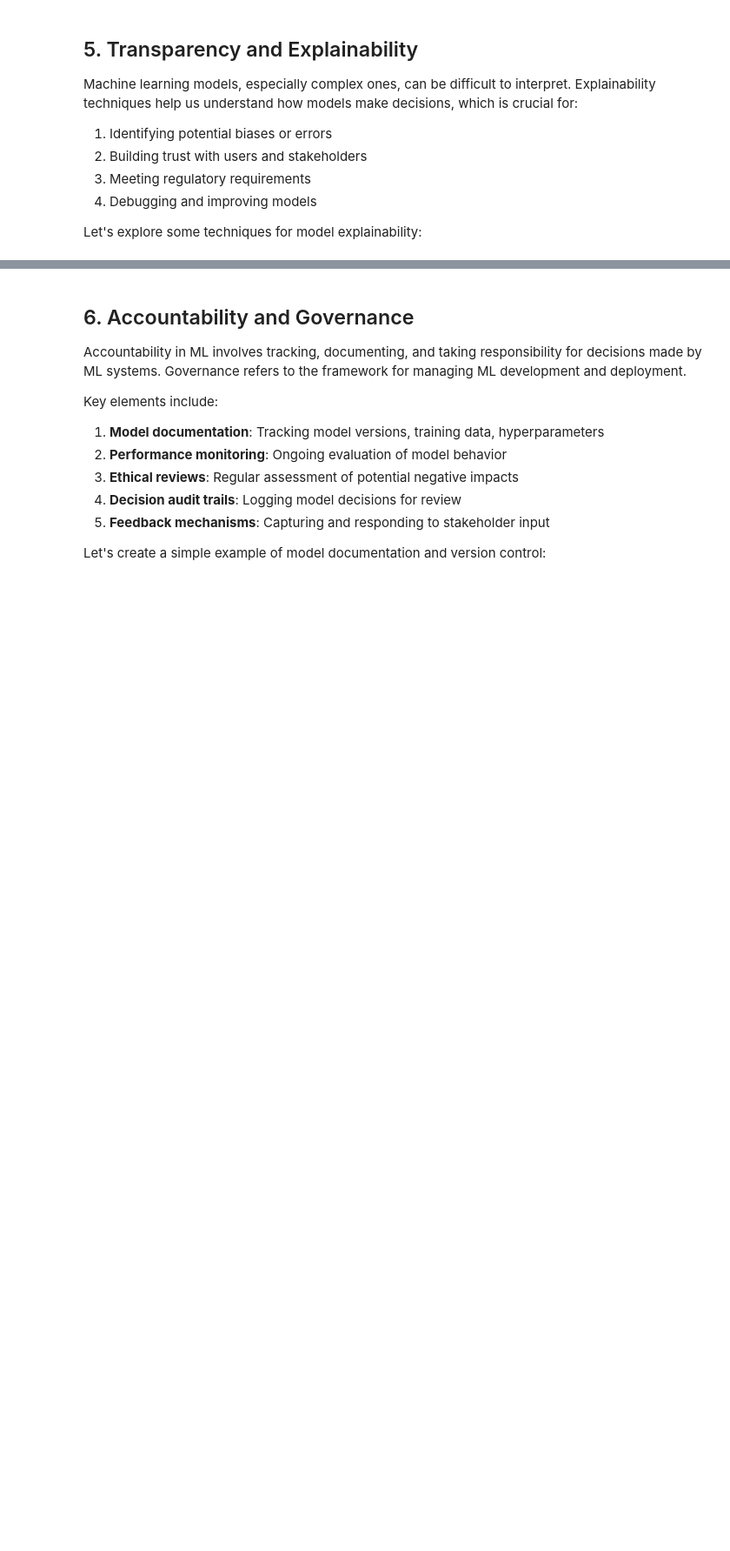
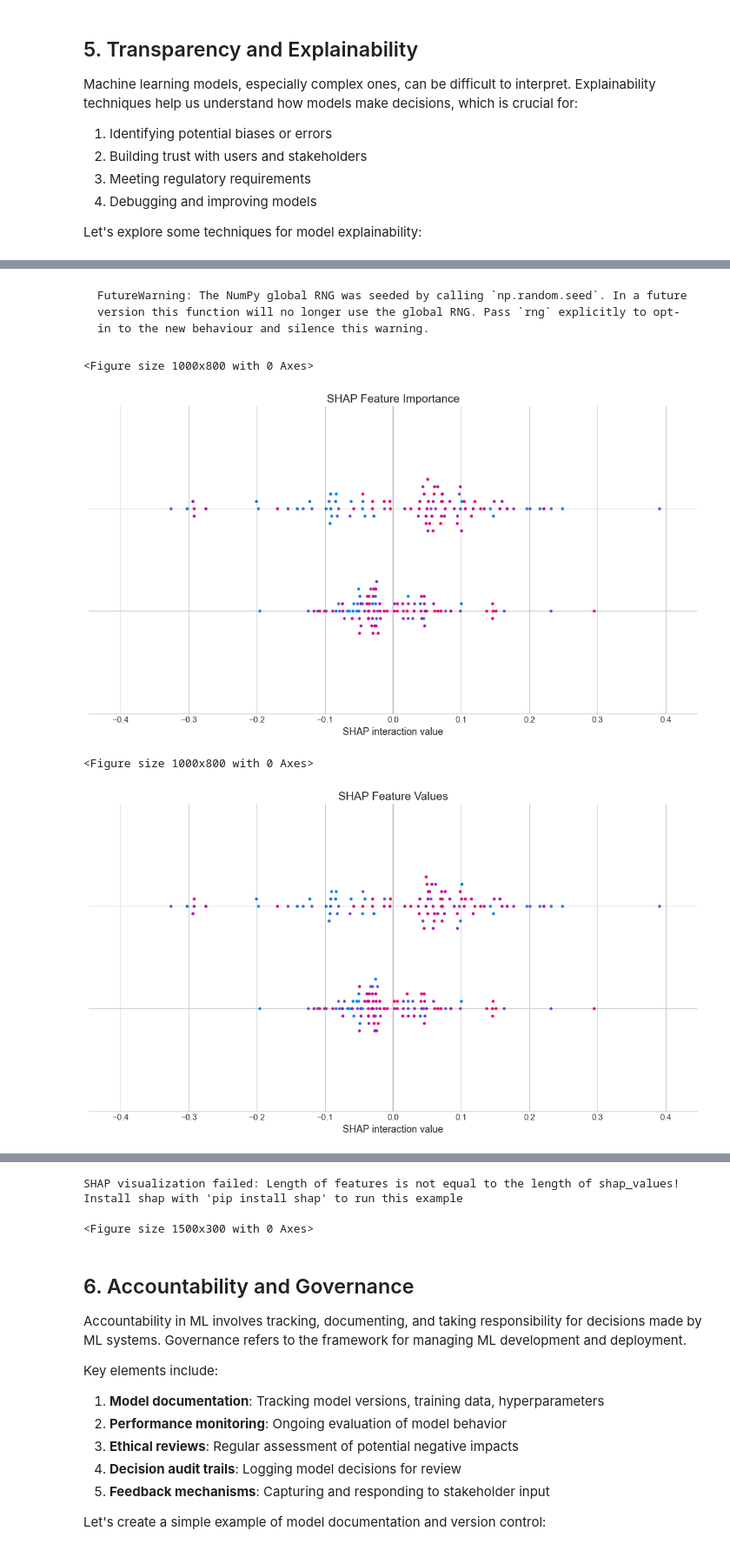
Before and after one commit to pavelklos/ai-ml, a Jupyter notebook: 2-ML/02-01-20.ipynb, the cells around one changed output, grey strips where cells are left out. Shown at 87% size. Saved outputs shown, nothing was run; the diff lists cells and outputs as text; code cells hidden in the pictures; blank space fills up the shorter version.

````diff
--- a/2-ML/02-01-20.ipynb
+++ b/2-ML/02-01-20.ipynb
@@ -726,0 +1315,56 @@ except Exception as e:
+# %% [markdown]
+```
+FutureWarning: The NumPy global RNG was seeded by calling `np.random.seed`. In a future version this function will no longer use the global RNG. Pass `rng` explicitly to opt-in to the new behaviour and silence this warning.
+```
+# %%
+import warnings
+
+# Suppress FutureWarnings related to NumPy RNG
+warnings.simplefilter(action='ignore', category=FutureWarning)
+
+# 3. SHAP values for model explanation
+try:
+    # Initialize the SHAP explainer
+    explainer = shap.TreeExplainer(rf_model)
+
+    # Calculate SHAP values for a sample of the data
+    rng = np.random.default_rng(42)  # Use default_rng() to get a new random number generator
+    sample_indices = rng.choice(len(X), size=min(100, len(X)), replace=False)  # Explicit rng usage
+    X_sample = X.iloc[sample_indices]
+    shap_values = explainer.shap_values(X_sample)
+
+    # Summary plot
+    plt.figure(figsize=(10, 8))
+    shap.summary_plot(shap_values, X_sample, plot_type="bar", show=False)
+    plt.title('SHAP Feature Importance', fontsize=15)
+    plt.tight_layout()
+    plt.show()
+
+    # Individual explanation
+    plt.figure(figsize=(10, 8))
+    shap.summary_plot(shap_values, X_sample, show=False)
+    plt.title('SHAP Feature Values', fontsize=15)
+    plt.tight_layout()
+    plt.show()
+
+    # Force plot for a single prediction
+    plt.figure(figsize=(15, 3))
+    individual_idx = 0
+    shap.initjs()
+    shap.force_plot(explainer.expected_value[1],
+                   shap_values[1][individual_idx],
+                   X_sample.iloc[individual_idx],
+                   matplotlib=True,
+                   show=False)
+    plt.title('SHAP Force Plot (Individual Prediction Explanation)', fontsize=15)
+    plt.tight_layout()
+    plt.show()
+
+except Exception as e:
+    print(f"SHAP visualization failed: {e}")
+    print("Install shap with 'pip install shap' to run this example")
+# %% [output]
+<Figure size 1000x800 with 0 Axes>
+[figure, added]
+<Figure size 1000x800 with 0 Axes>
+[figure, added]
@@ -727,3 +1372,6 @@ except Exception as e:
+SHAP visualization failed: Length of features is not equal to the length of shap_values!
+Install shap with 'pip install shap' to run this example
+<Figure size 1500x300 with 0 Axes>
 # %% [markdown]
 ## 6. Accountability and Governance
 
````
Also changed, not shown: parts of 32 cells of this notebook, 1 other file.
